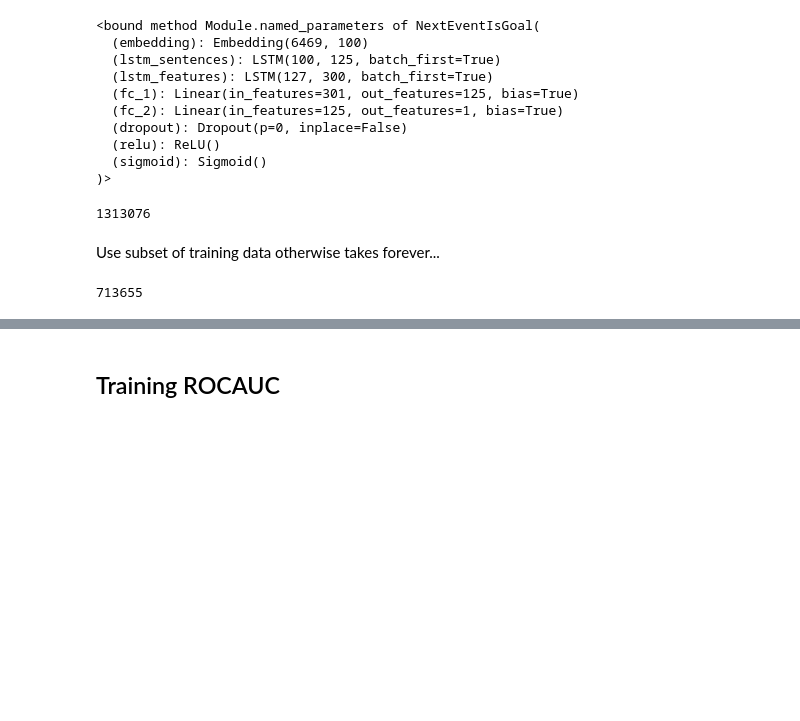
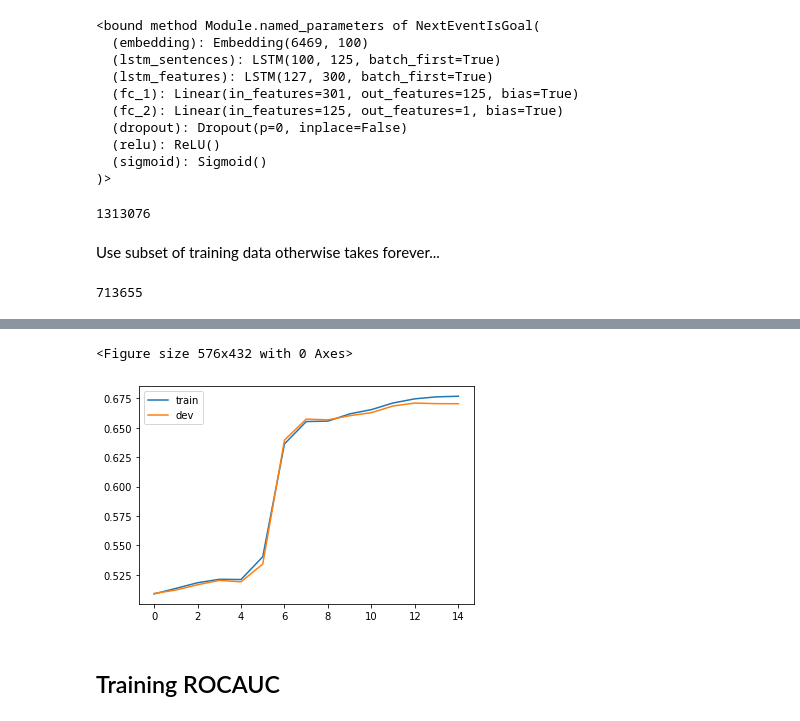
Before and after one commit to stevieg3/football-commentary, a Jupyter notebook: notebooks/05 NLP with GloVe embeddings and time.ipynb, the cells around one changed output, grey strips where cells are left out. Cells and saved outputs as stored; diff of their text form; code cells hidden in the pictures; blank space fills up the shorter version.

```diff
--- a/notebooks/05 NLP with GloVe embeddings and time.ipynb
+++ b/notebooks/05 NLP with GloVe embeddings and time.ipynb
@@ -531,7 +508,7 @@ sum(p.numel() for p in model.parameters() if p.requires_grad)
 1313076
 # %%
 criterion = nn.BCELoss()
-optimiser = optim.Adam(params=model.parameters(), lr=0.0001)
+optimiser = optim.Adam(params=model.parameters(), lr=0.00003)
 # %% [markdown]
 Use subset of training data otherwise takes forever...
 # %%
@@ -551,3 +528,5 @@ train_ncd_subset = torch.utils.data.Subset(
 # %%
 training_losses = []
-dev_losses = [0]
+dev_losses = []
+training_rocaucs = []
+dev_rocaucs = []
@@ -618,3 +625,10 @@ ValueError: arrays must all be same length
+# %%
+plt.figure(figsize=(8, 6))
+pd.DataFrame({'train': training_rocaucs, 'dev': dev_rocaucs}).plot()
+plt.show()
+# %% [output]
+<Figure size 576x432 with 0 Axes>
+[figure, added]
 # %% [markdown]
 ## Training ROCAUC
 # %%
```
Also changed, not shown: parts of 54 cells of this notebook.
